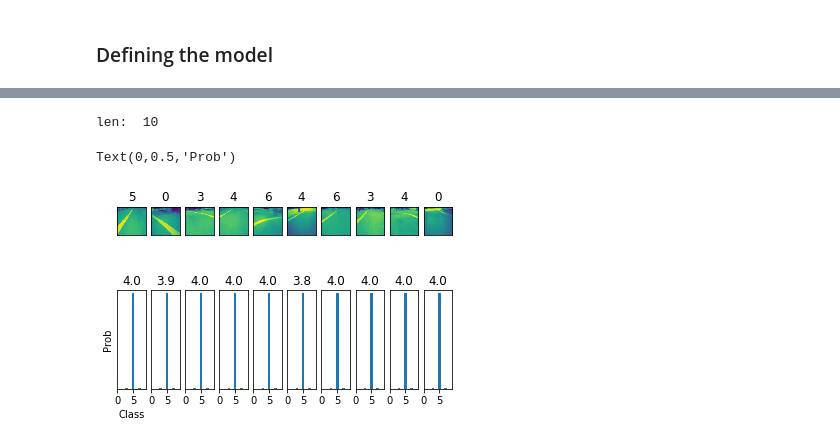
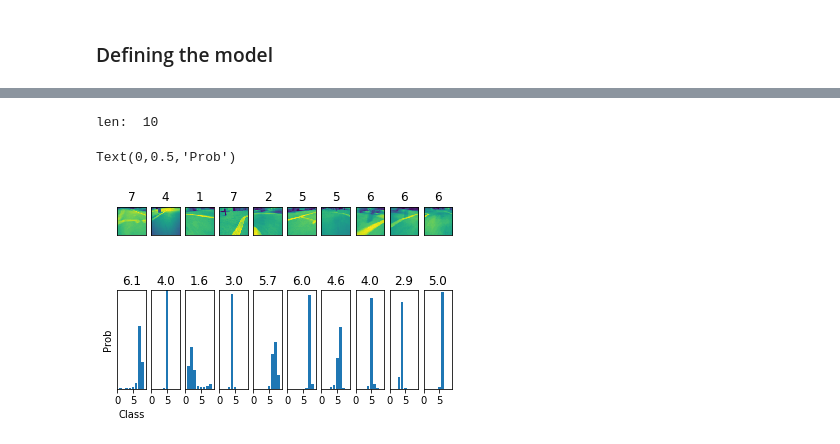
Before and after one commit to tall-josh/fyp_diy_robo_car, a Jupyter notebook: end2end/tf_end2end.ipynb, the cells around one changed output, grey strips where cells are left out. Drawn from its saved outputs; the diff is of its cells as text; code cells hidden in the pictures.

```diff
--- a/end2end/tf_end2end.ipynb
+++ b/end2end/tf_end2end.ipynb
@@ -181,7 +188,7 @@ test_gen = DataGenerator(batch_size=10,
                       anno_dir=anno_dir,
                       num_bins=NUM_BINS)
 test_image, anno = test_gen.get_next_batch()
-ckpt = "ep_2-step_1-loss_4.73.ckpt"
+ckpt = "ep_10-step_161-loss_0.828.ckpt"
 probs, preds = car_brain.Predict(test_image, ckpt)
 pred_angles = car_brain.ExpectedBinToDeg(preds)
 # %% [output]
@@ -205,27 +196,27 @@ INFO:tensorflow:Restoring parameters from ep_2-step_1-loss_4.73.ckpt
 # %%
 bins = list(range(1,NUM_BINS+1))
 y_pos = np.arange(8)
 print("len: ", len(annos))
 for i, (im, an, prob, pred) in enumerate(zip(images, annos, probs, preds)):
     plot = i + 1
     plt.subplot(2,10,plot)
     plt.xticks([])
     plt.yticks([])
     plt.title("{}".format(int(an)))
     plt.imshow(im[:,:,0])
 
     plot += 10
     plt.subplot(2,10,plot)
-    plt.bar(bins, pr)
+    plt.bar(bins, prob)
     plt.axis([0, 9, 0, 1.])
     plt.yticks([],[])
     plt.title("{:.2}".format(pred))
 
 plt.subplot(2,10,11)
 plt.xlabel("Class")
 plt.ylabel("Prob")
 #plt.yticks([0.,0.2, 0.4, 0.6, 0.8, 1.0])
 # %% [output]
 len:  10
 Text(0,0.5,'Prob')
-[figure, old version]
+[figure, new version]
```
Also changed, not shown: parts of 15 cells of this notebook, 8 other files.
